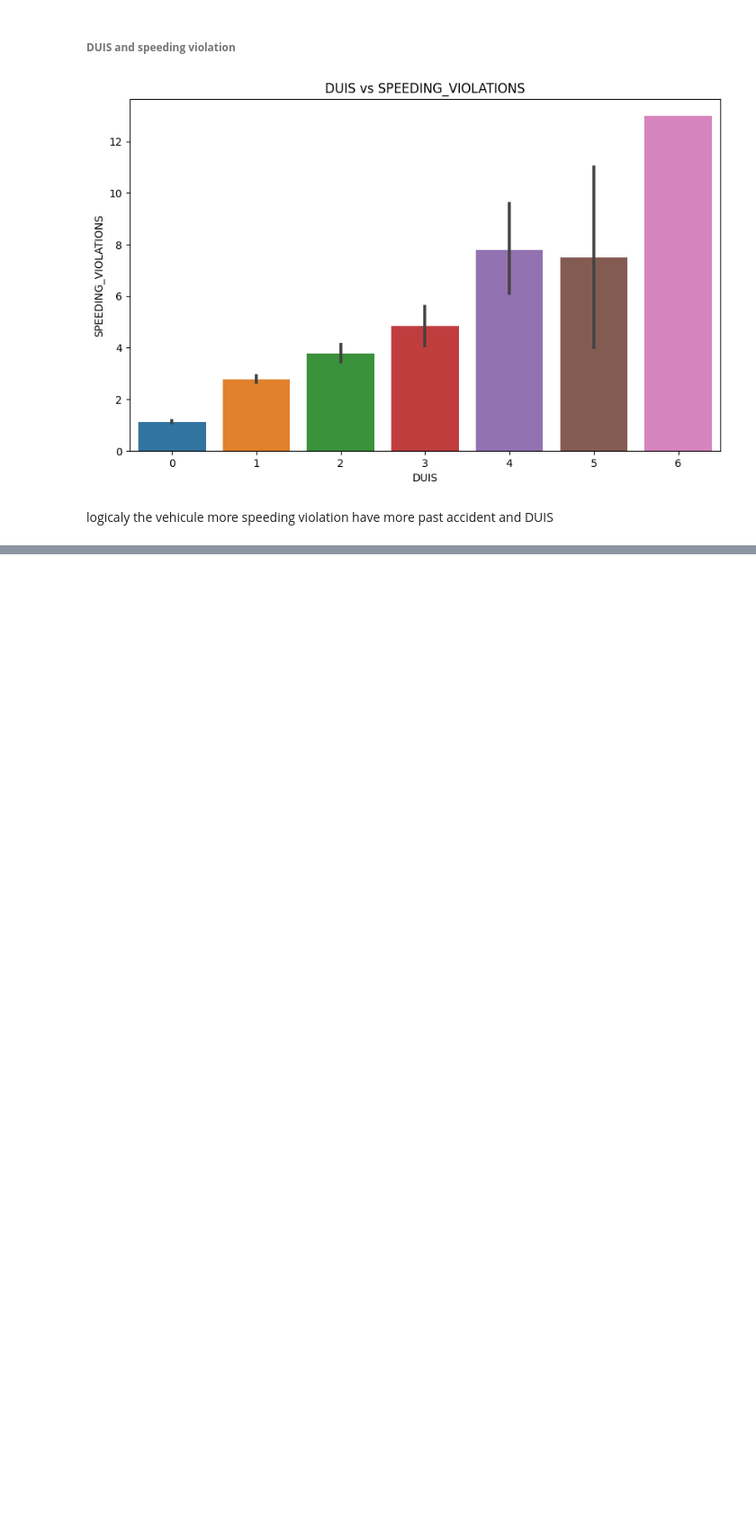
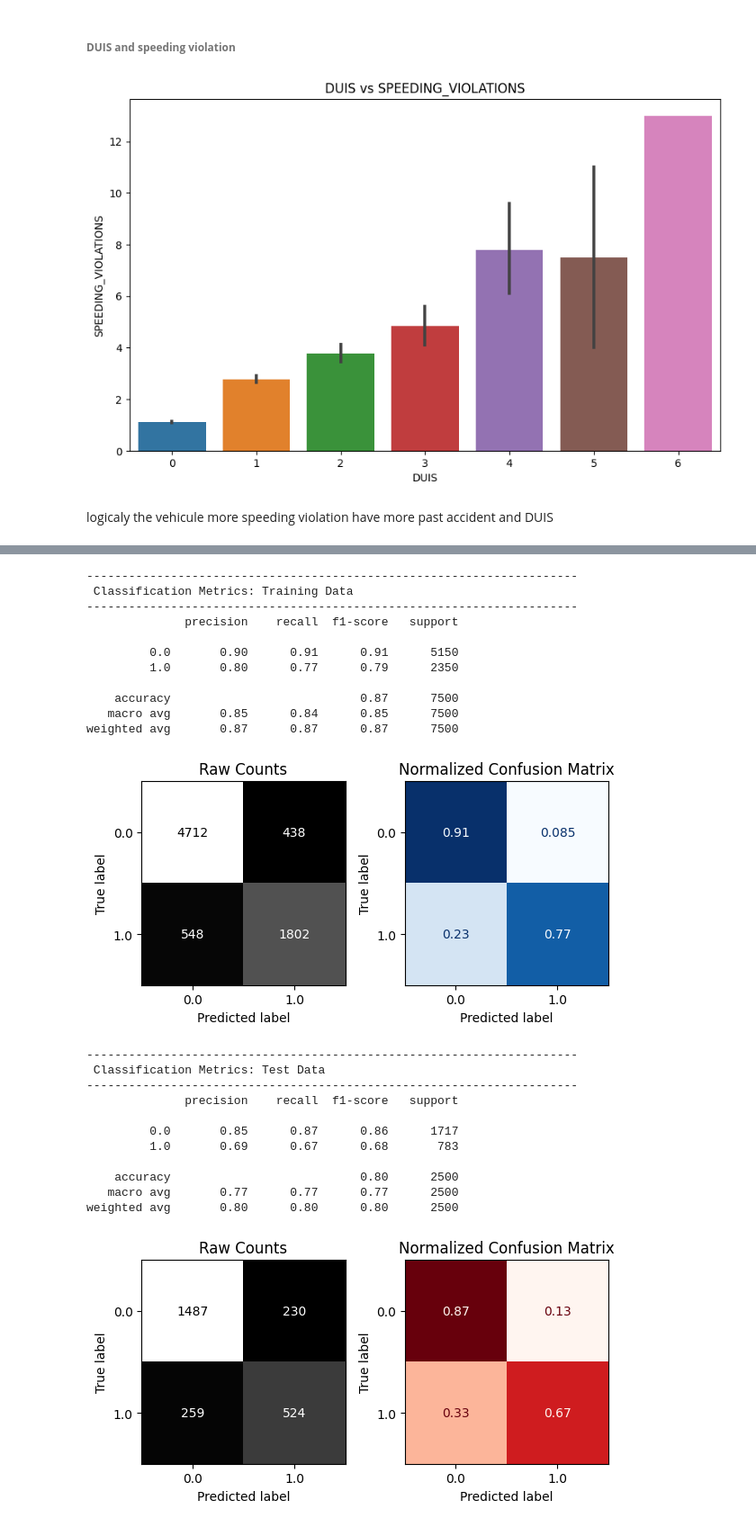
Before and after one commit to Lidivinekeng/-insurance-outcome-Project-02, a Jupyter notebook: project_02_insurance_Lidivine_Kengne_.ipynb, the cells around one changed output, grey strips where cells are left out. Shown at 90% size. Cells and saved outputs as stored; diff of their text form; code cells hidden in the pictures; blank space fills up the shorter version.

```diff
--- a/project_02_insurance_Lidivine_Kengne_.ipynb
+++ b/project_02_insurance_Lidivine_Kengne_.ipynb
@@ -2061,0 +2278,3 @@ logicaly the vehicule more speeding violation have more past accident and DUIS
+# %%
+#tuple numeric
+num_tuple = ('numeric',numeric_pipe ,num_cols)
@@ -2061,0 +2285,4 @@ logicaly the vehicule more speeding violation have more past accident and DUIS
+# %%
+# Instantiate the make column transformer
+preprocessor = ColumnTransformer([num_tuple, nom_tuple, ord_tuple],
+                                 verbose_feature_names_out = False)
@@ -2061,0 +2291,3 @@ logicaly the vehicule more speeding violation have more past accident and DUIS
+# %%
+# Fit the column transformer on the X_train
+preprocessor.fit(X_train)
@@ -2061,0 +2370,7 @@ logicaly the vehicule more speeding violation have more past accident and DUIS
+# %%
+## Create an instance of the model
+knn = KNeighborsClassifier()
+## Create a model pipeline
+knn_pipe = make_pipeline(preprocessor, knn)
+## Fit the model
+knn_pipe.fit(X_train, y_train)
@@ -2061,0 +2395,28 @@ logicaly the vehicule more speeding violation have more past accident and DUIS
+# %%
+%%time
+evaluate_classification(knn_pipe, X_train, y_train, X_test, y_test)
+# %% [output]
+----------------------------------------------------------------------
+ Classification Metrics: Training Data
+----------------------------------------------------------------------
+              precision    recall  f1-score   support
+
+         0.0       0.90      0.91      0.91      5150
+         1.0       0.80      0.77      0.79      2350
+
+    accuracy                           0.87      7500
+   macro avg       0.85      0.84      0.85      7500
+weighted avg       0.87      0.87      0.87      7500
+[figure, added]
+----------------------------------------------------------------------
+ Classification Metrics: Test Data
+----------------------------------------------------------------------
+              precision    recall  f1-score   support
+
+         0.0       0.85      0.87      0.86      1717
+         1.0       0.69      0.67      0.68       783
+
+    accuracy                           0.80      2500
+   macro avg       0.77      0.77      0.77      2500
+weighted avg       0.80      0.80      0.80      2500
+[figure, added]
```
Also changed, not shown: parts of 89 cells of this notebook.
